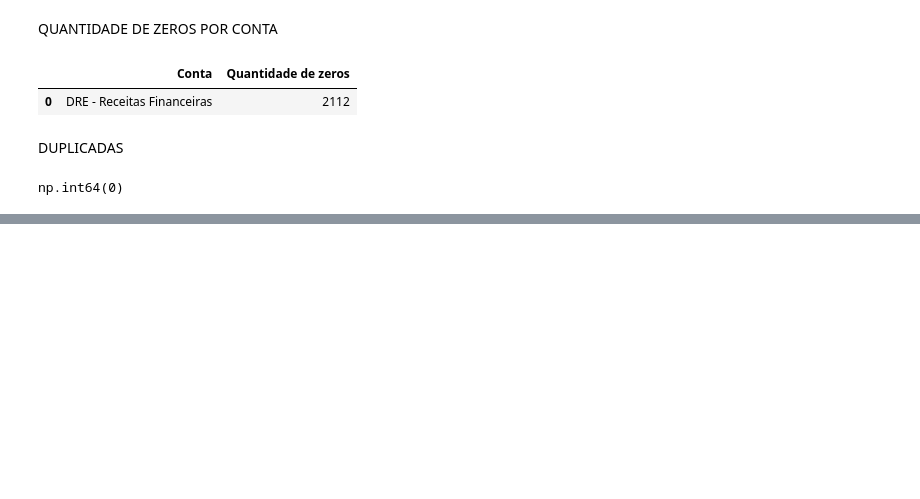
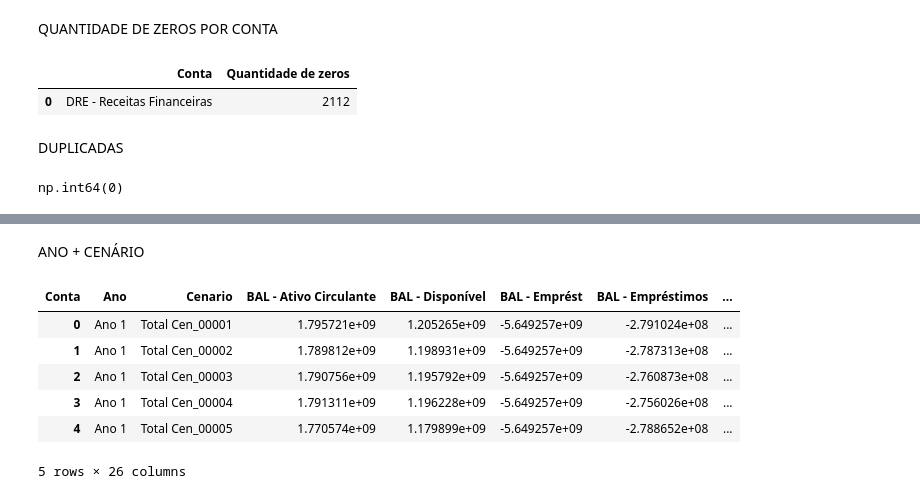
Before and after one commit to 2026-2-NCC4/Projeto1, a Jupyter notebook: notebooks/01_exploracao.ipynb, the cells around one changed output, grey strips where cells are left out. Saved outputs shown, nothing was run; the diff lists cells and outputs as text; code cells hidden in the pictures; blank space fills up the shorter version.

```diff
--- a/notebooks/01_exploracao.ipynb
+++ b/notebooks/01_exploracao.ipynb
@@ -811,0 +834,20 @@ Foi observado ainda que quatro contas — BAL - Emprést, BAL - Estoques Diverso
+# %% [markdown]
+ANO + CENÁRIO
+# %%
+df_integrado = df_selecionado.pivot_table(
+    index=["Ano", "Cenario"], #ano e canario em uma linha só
+    columns="Conta", #cada conta vira uma coluna
+    values="Valor", #valor fica dentro das colunas de cada conta
+    aggfunc="first"
+).reset_index()
+#obs: as contas que não existem no ano 12, vao aparecer como nulos
+# %%
+df_integrado.head()
+# %% [output]
+| Conta | Ano | Cenario | BAL - Ativo Circulante | BAL - Disponível | BAL - Emprést | BAL - Empréstimos | ... |
+| 0 | Ano 1 | Total Cen_00001 | 1.795721e+09 | 1.205265e+09 | -5.649257e+09 | -2.791024e+08 | ... |
+| 1 | Ano 1 | Total Cen_00002 | 1.789812e+09 | 1.198931e+09 | -5.649257e+09 | -2.787313e+08 | ... |
+| 2 | Ano 1 | Total Cen_00003 | 1.790756e+09 | 1.195792e+09 | -5.649257e+09 | -2.760873e+08 | ... |
+| 3 | Ano 1 | Total Cen_00004 | 1.791311e+09 | 1.196228e+09 | -5.649257e+09 | -2.756026e+08 | ... |
+| 4 | Ano 1 | Total Cen_00005 | 1.770574e+09 | 1.179899e+09 | -5.649257e+09 | -2.788652e+08 | ... |
+5 rows × 26 columns
```
Also changed, not shown: parts of 23 cells of this notebook.
